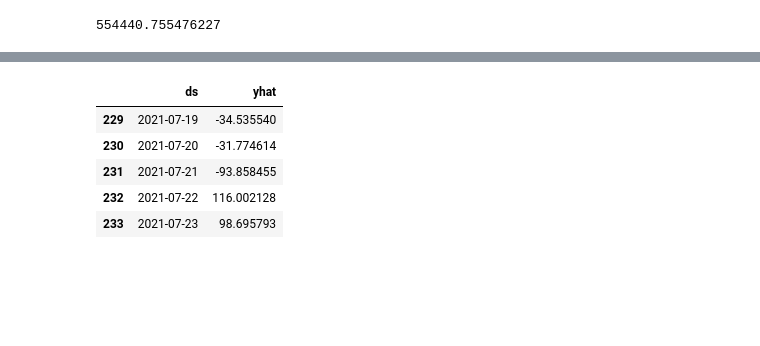
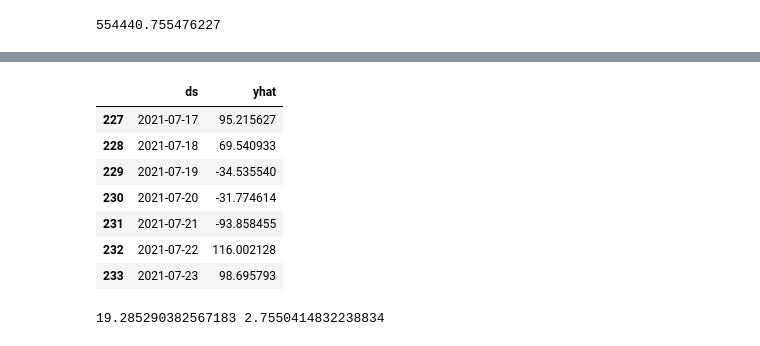
Before and after one commit to SJSUSpring21/LockdownBuster, a Jupyter notebook: src/ActiveCasePredictionModel.ipynb, the cells around one changed output, grey strips where cells are left out. Cells and saved outputs as stored; diff of their text form; code cells hidden in the pictures; blank space fills up the shorter version.

```diff
--- a/src/ActiveCasePredictionModel.ipynb
+++ b/src/ActiveCasePredictionModel.ipynb
@@ -244,7 +176,7 @@ np.sqrt(p_error)
 554440.755476227
 # %%
 #prediction model for active cases in county
-m = Prophet(interval_width=0.95,changepoint_prior_scale=0.5)
+m = Prophet(interval_width=0.95,changepoint_prior_scale=0.5,mcmc_samples=30)
 model = m.fit(df_train)
 future = m.make_future_dataframe(periods=90,freq='D')
 forecast = m.predict(future)
@@ -271,12 +204,26 @@ a = add_changepoints_to_plot(fig.gca(), m, forecast)
 # %%
-forecast[['ds','yhat']].tail()
+forecast[['ds','yhat']].tail(7)
 # %% [output]
 |  | ds | yhat |
+| 227 | 2021-07-17 | 95.215627 |
+| 228 | 2021-07-18 | 69.540933 |
 | 229 | 2021-07-19 | -34.535540 |
 | 230 | 2021-07-20 | -31.774614 |
 | 231 | 2021-07-21 | -93.858455 |
 | 232 | 2021-07-22 | 116.002128 |
 | 233 | 2021-07-23 | 98.695793 |
+# %%
+fc = forecast[['ds','yhat']].tail(7)
+c_sum = 0;
+div = population[0]/100000
+for index, row in fc.iterrows():
+    if(row['yhat'] > 0):
+        t_a = row['yhat']/div
+        c_sum +=t_a
+pos = c_sum/7;
+print(c_sum,pos)
+# %% [output]
+19.285290382567183 2.7550414832238834
 # %%
 plt2 = m.plot_components(forecast)
 # %% [output]
```
Also changed, not shown: parts of 24 cells of this notebook.
